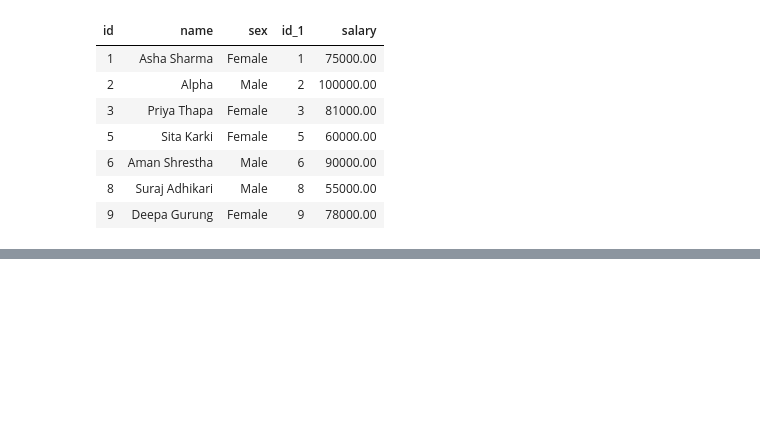
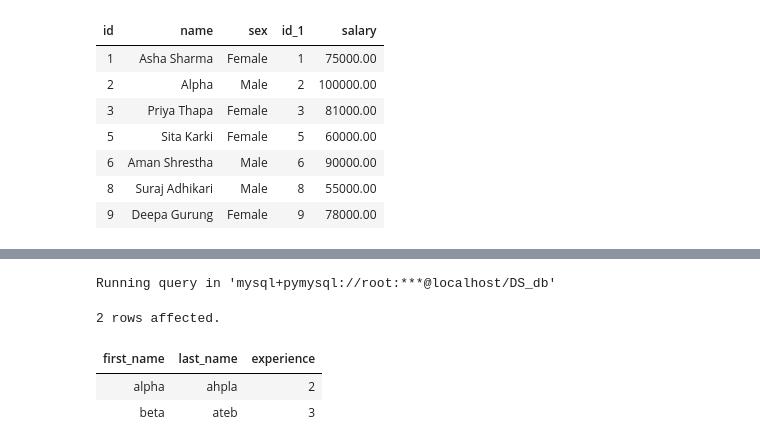
Before and after one commit to Kartika-Nidhi/SQLNotes, a Jupyter notebook: SQLNotes.ipynb, the cells around one changed output, grey strips where cells are left out. Cells and saved outputs as stored; diff of their text form; code cells hidden in the pictures; blank space fills up the shorter version.

```diff
--- a/SQLNotes.ipynb
+++ b/SQLNotes.ipynb
@@ -1729,0 +1775,11 @@ Running query in 'mysql+pymysql://root:***@localhost/DS_db'
+# %%
+%%sql
+
+SELECT *
+FROM temp_table;
+# %% [output]
+Running query in 'mysql+pymysql://root:***@localhost/DS_db'
+2 rows affected.
+| first_name | last_name | experience |
+| alpha | ahpla | 2 |
+| beta | ateb | 3 |
```
Also changed, not shown: parts of 8 cells of this notebook.
